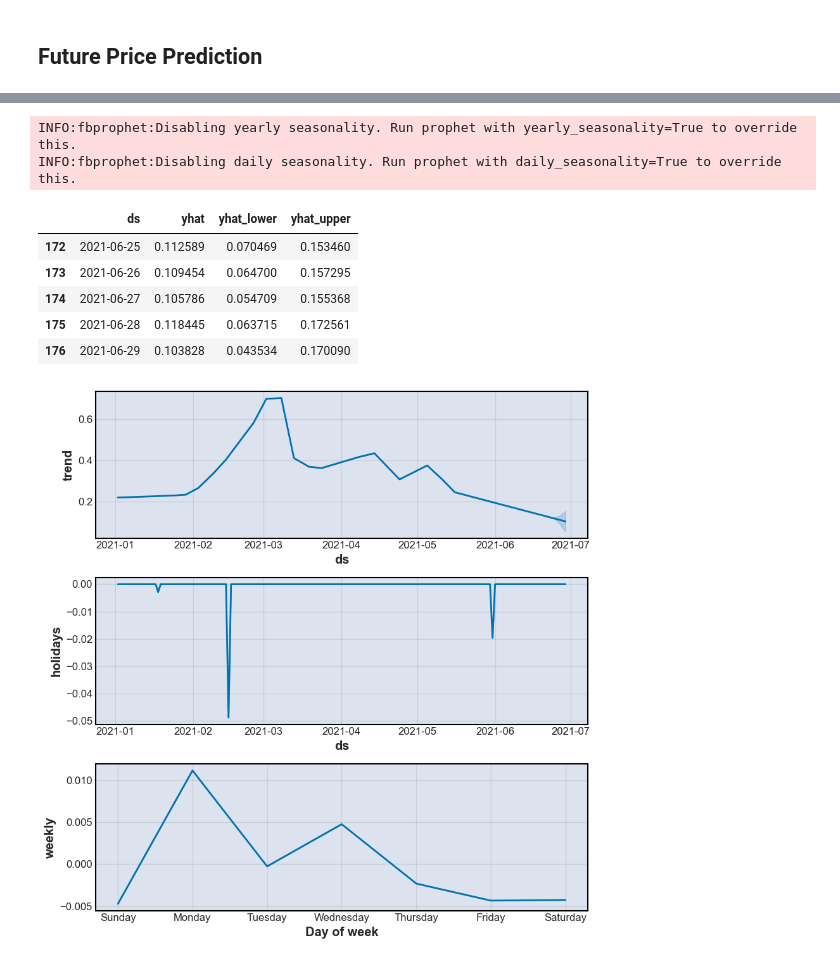
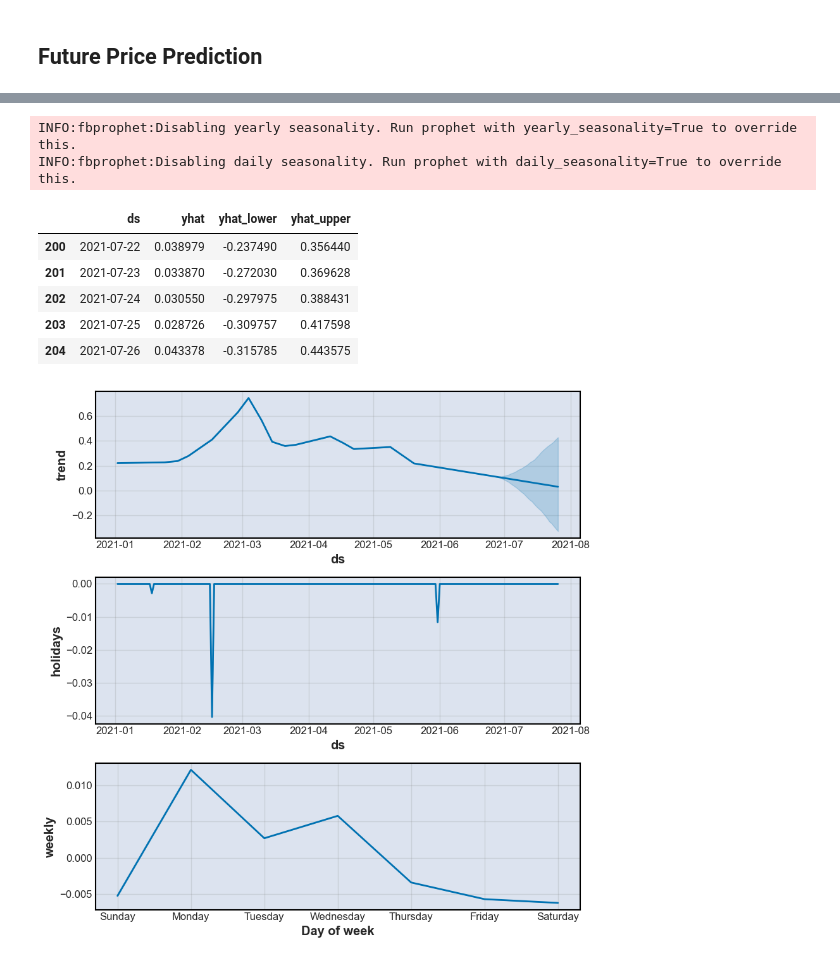
Before and after one commit to ArtTucker/crypto_prices_ML, a Jupyter notebook: preprocessing/by_coin/nem_notebook_from_Yahoo.ipynb, the cells around one changed output, grey strips where cells are left out. Cells and saved outputs as stored; diff of their text form; code cells hidden in the pictures.

```diff
--- a/preprocessing/by_coin/nem_notebook_from_Yahoo.ipynb
+++ b/preprocessing/by_coin/nem_notebook_from_Yahoo.ipynb
@@ -132,24 +132,24 @@ price_predict_df
 # %%
 m = Prophet(changepoint_prior_scale=.7)
 m.add_country_holidays(country_name='US')
 m.fit(price_predict_df);
 m.train_holiday_names
 
-future = m.make_future_dataframe(periods=7)
+future = m.make_future_dataframe(periods=30)
 
 forecast = m.predict(future)
 fig = m.plot_components(forecast)
 forecast[['ds', 'yhat', 'yhat_lower', 'yhat_upper']].tail()
 # %% [output]
 INFO:fbprophet:Disabling yearly seasonality. Run prophet with yearly_seasonality=True to override this.
 INFO:fbprophet:Disabling daily seasonality. Run prophet with daily_seasonality=True to override this.
 |  | ds | yhat | yhat_lower | yhat_upper |
-| 172 | 2021-06-25 | 0.112589 | 0.070469 | 0.153460 |
-| 173 | 2021-06-26 | 0.109454 | 0.064700 | 0.157295 |
-| 174 | 2021-06-27 | 0.105786 | 0.054709 | 0.155368 |
-| 175 | 2021-06-28 | 0.118445 | 0.063715 | 0.172561 |
-| 176 | 2021-06-29 | 0.103828 | 0.043534 | 0.170090 |
+| 200 | 2021-07-22 | 0.038979 | -0.237490 | 0.356440 |
+| 201 | 2021-07-23 | 0.033870 | -0.272030 | 0.369628 |
+| 202 | 2021-07-24 | 0.030550 | -0.297975 | 0.388431 |
+| 203 | 2021-07-25 | 0.028726 | -0.309757 | 0.417598 |
+| 204 | 2021-07-26 | 0.043378 | -0.315785 | 0.443575 |
-[figure, old version]
+[figure, new version]
 # %%
 m.plot(forecast)
 # %% [output]
```
Also changed, not shown: parts of 6 cells of this notebook.
